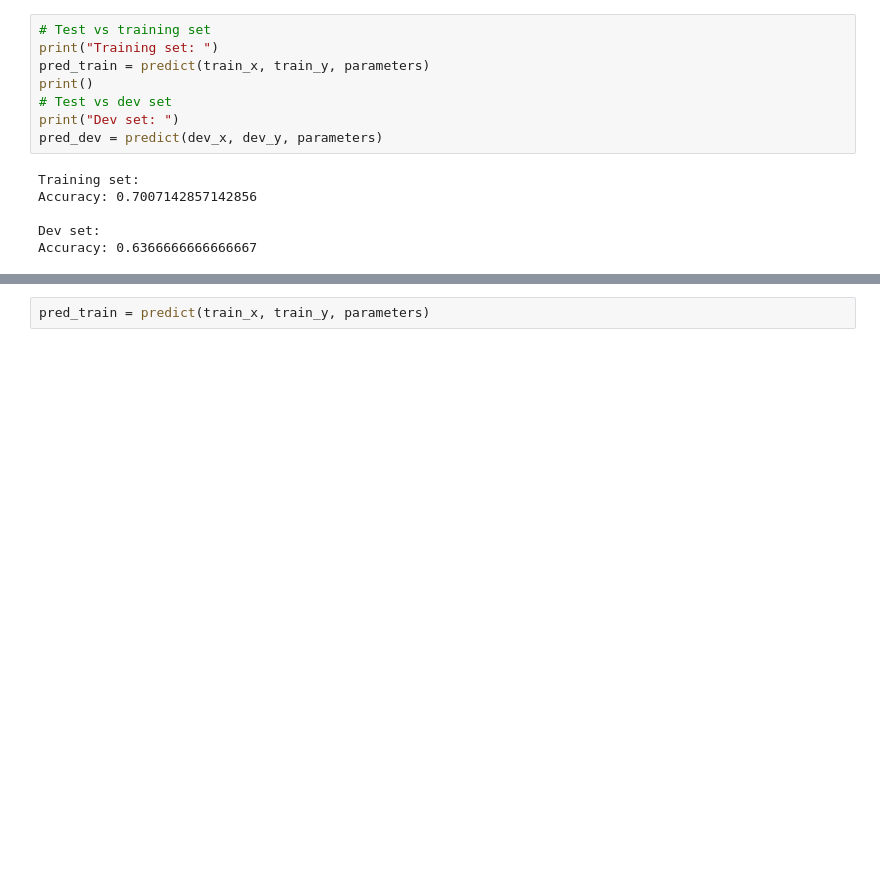
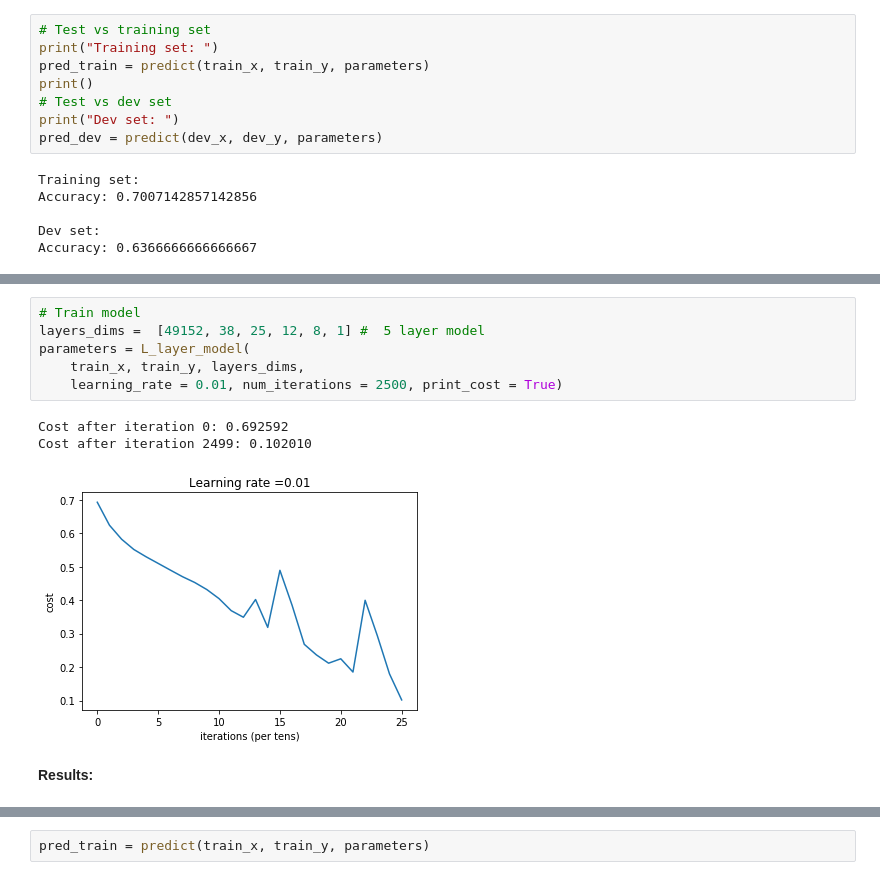
Before and after one commit to EinarLop/DL_Final_Project, a Jupyter notebook: Final-Project-Team07.ipynb, the cells around one changed output, grey strips where cells are left out. Saved outputs shown, nothing was run; the diff lists cells and outputs as text; blank space fills up the shorter version.

Commit message:
Add final models

```diff
--- a/Final-Project-Team07.ipynb
+++ b/Final-Project-Team07.ipynb
@@ -581,0 +603,12 @@ Accuracy: 0.6366666666666667
+# %%
+# Train model
+layers_dims =  [49152, 38, 25, 12, 8, 1] #  5 layer model
+parameters = L_layer_model(
+    train_x, train_y, layers_dims,
+    learning_rate = 0.01, num_iterations = 2500, print_cost = True)
+# %% [output]
+Cost after iteration 0: 0.692592
+Cost after iteration 2499: 0.102010
+[figure, added]
+# %% [markdown]
+__Results:__
```
Also changed, not shown: parts of 14 cells of this notebook.
